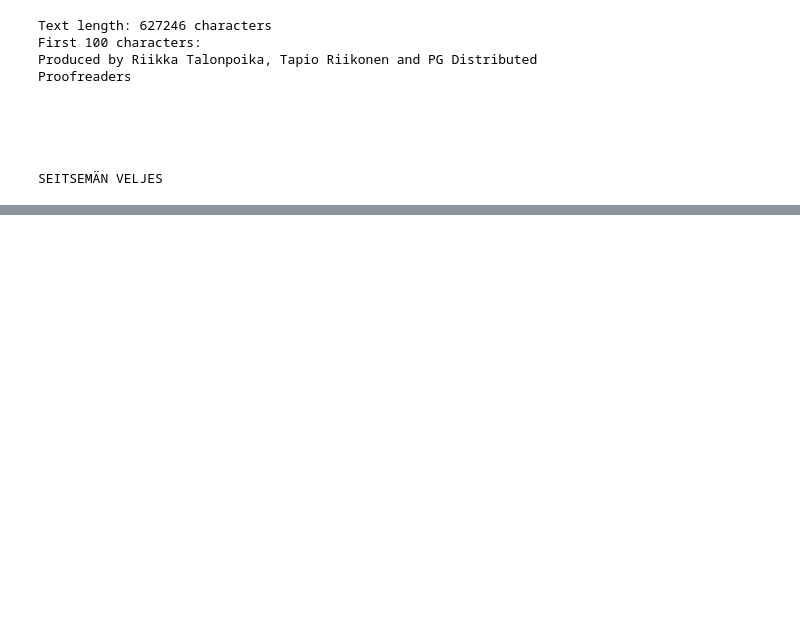
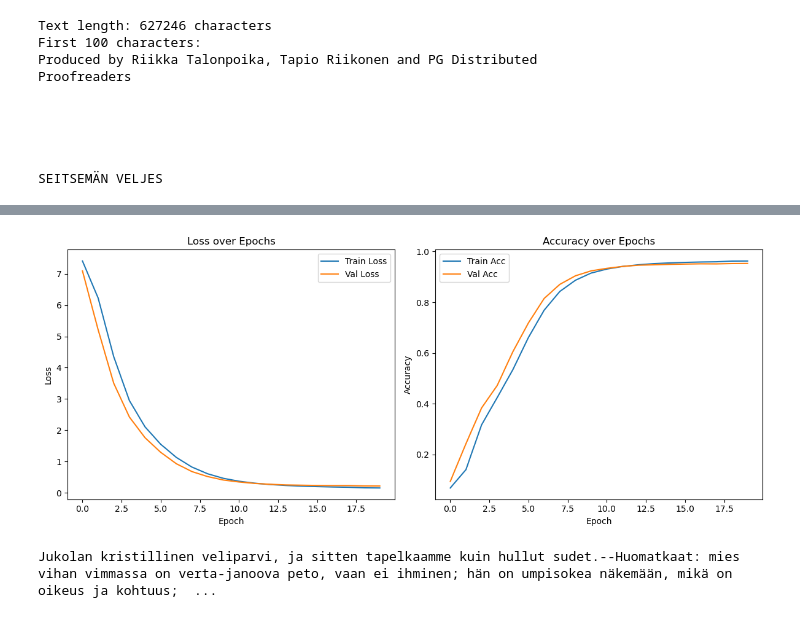
Before and after one commit to Mihuy1/NeuroverkkoProjekti, a Jupyter notebook: Projects/LLM_Keras_TextGen.ipynb, the cells around one changed output, grey strips where cells are left out. Cells and saved outputs as stored; diff of their text form; code cells hidden in the pictures; blank space fills up the shorter version.

Commit message:
Feat: Make model smaller, and test it

```diff
--- a/Projects/LLM_Keras_TextGen.ipynb
+++ b/Projects/LLM_Keras_TextGen.ipynb
@@ -39,7 +39,7 @@ with open(temp_file, 'w', encoding='utf-8') as f:
     f.write(text)
 
 # Train SentencePiece model
-vocab_size = 40000  # You can adjust this based on your needs
+vocab_size = 8000  # You can adjust this based on your needs
 model_prefix = 'seitsemanVeljesta_sp'
 
 spm.SentencePieceTrainer.train(
@@ -67,10 +67,10 @@ Vocabulary size: 40000
 # %%
-seq_length = 64
+seq_length = 32
 pieces = sp.encode_as_ids(text)
 print(f'Total tokens: {len(pieces)}')
 
 sequences = []
-for i in range(0, len(pieces) - seq_length):
+for i in range(0, min(len(pieces) - seq_length, 20000)):
     sequences.append(pieces[i:i+seq_length+1])
 
 sequences = np.array(sequences)
@@ -109,10 +109,10 @@ def get_positional_encoding(max_len, d_model):
     return pos_encoding
 
 # Define model parameters
-embed_dim = 256
-num_heads = 4
-ff_dim = 512
-num_layers = 3
+embed_dim = 128
+num_heads = 2
+ff_dim = 256
+num_layers = 2
 
 # Create the model
 inputs = keras.Input(shape=(seq_length,))
@@ -212,0 +227,27 @@ KeyboardInterrupt:
+# %%
+import matplotlib.pyplot as plt
+
+# Plot training & validation loss
+plt.figure(figsize=(12, 5))
+
+plt.subplot(1, 2, 1)
+plt.plot(history.history['loss'], label='Train Loss')
+plt.plot(history.history['val_loss'], label='Val Loss')
+plt.title("Loss over Epochs")
+plt.xlabel("Epoch")
+plt.ylabel("Loss")
+plt.legend()
+
+# Plot training & validation accuracy
+plt.subplot(1, 2, 2)
+plt.plot(history.history['accuracy'], label='Train Acc')
+plt.plot(history.history['val_accuracy'], label='Val Acc')
+plt.title("Accuracy over Epochs")
+plt.xlabel("Epoch")
+plt.ylabel("Accuracy")
+plt.legend()
+
+plt.tight_layout()
+plt.show()
+# %% [output]
+[figure, added]
@@ -212,0 +270,4 @@ KeyboardInterrupt:
+# %%
+print(generate_text(model, sp, "Jukolan", length=100))
+# %% [output]
+Jukolan kristillinen veliparvi, ja sitten tapelkaamme kuin hullut sudet.--Huomatkaat: mies vihan vimmassa on verta-janoova peto, vaan ei ihminen; hän on umpisokea näkemään, mikä on oikeus ja kohtuus;  ...
```
Also changed, not shown: parts of 6 cells of this notebook, 3 other files.
